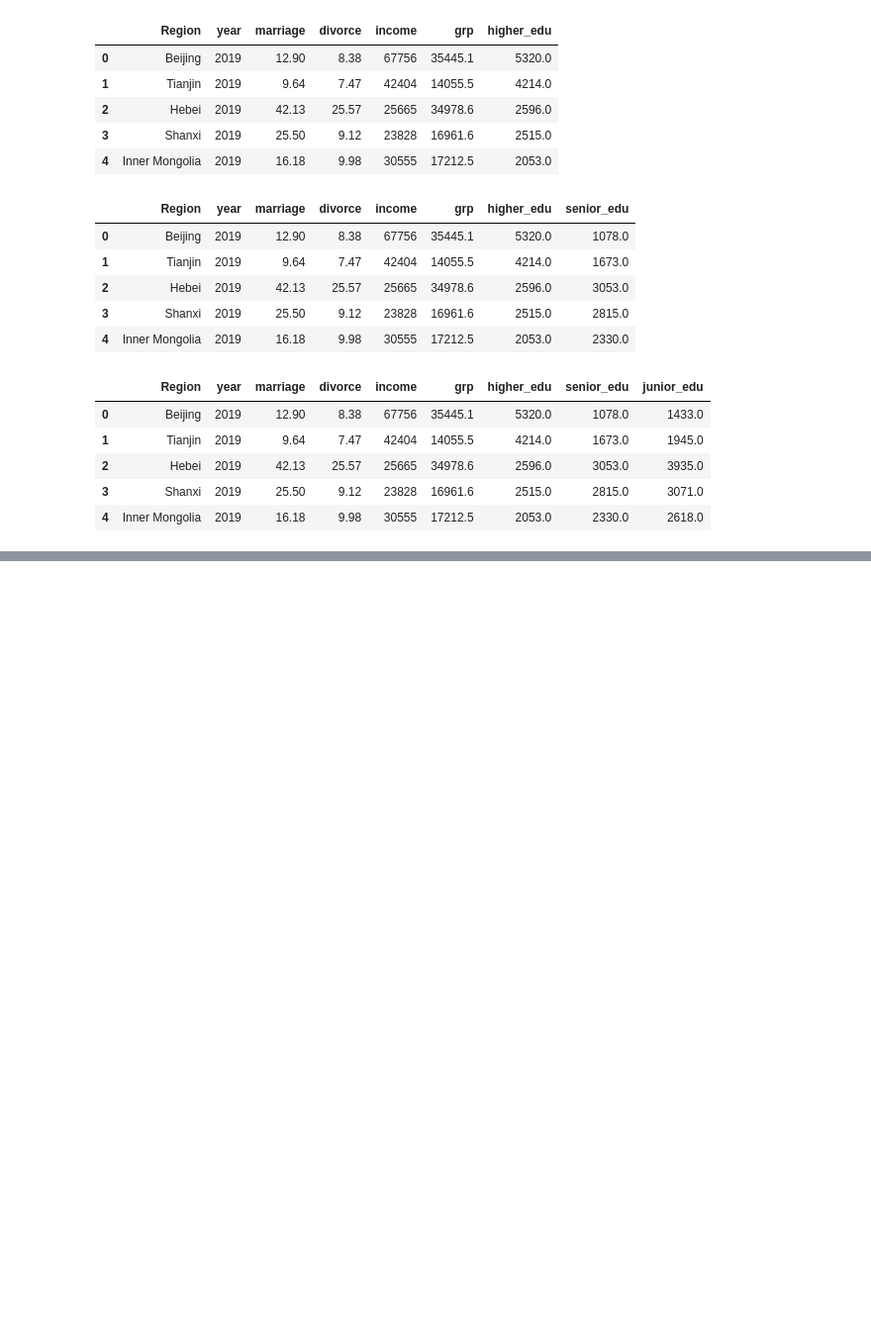
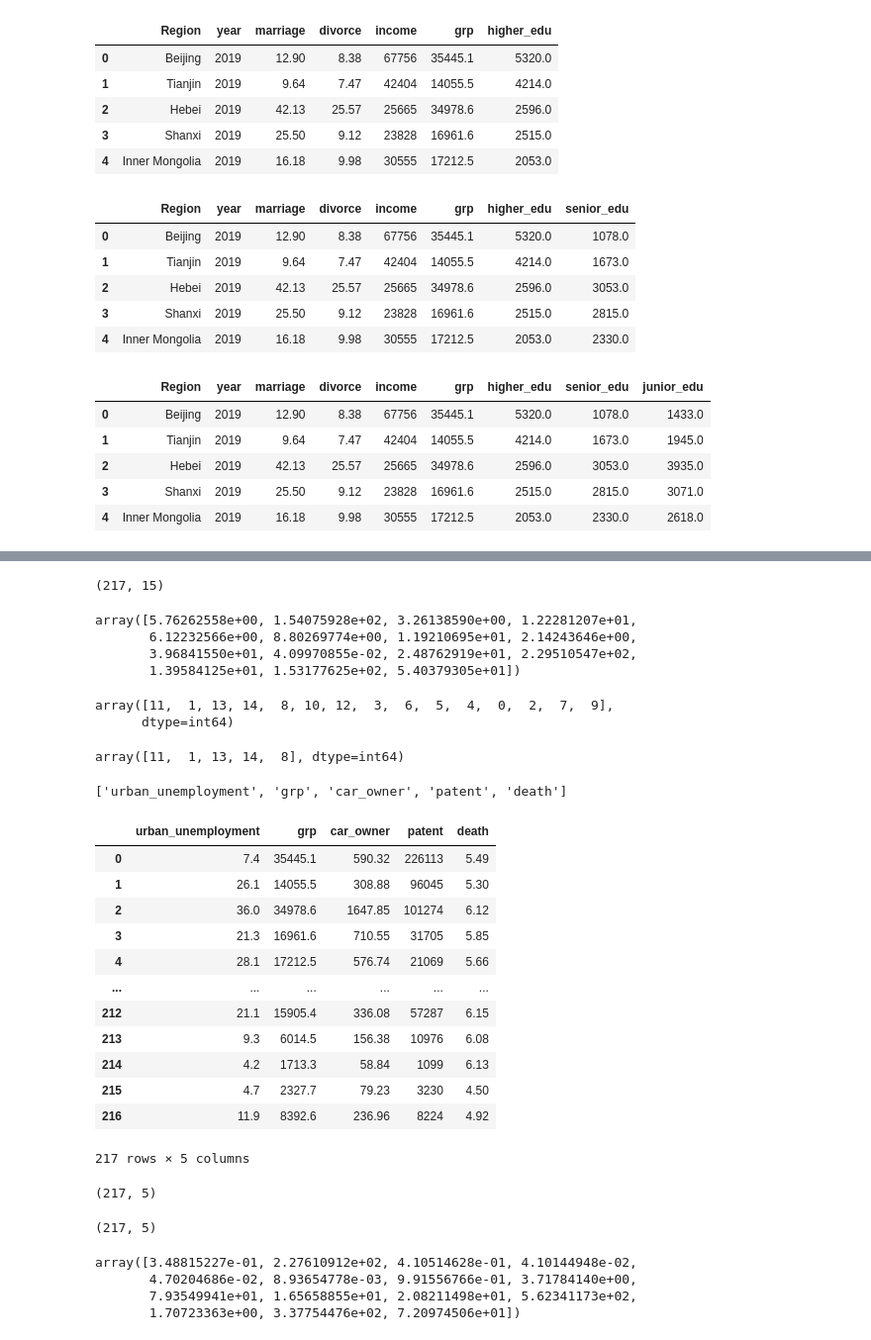
Before and after one commit to mexiliang/umich-591, a Jupyter notebook: Scatterplot.ipynb, the cells around one changed output, grey strips where cells are left out. Shown at 99% size. Drawn from its saved outputs; the diff is of its cells as text; code cells hidden in the pictures; blank space fills up the shorter version.

Commit message:
Updated notebook to include all analysis.

```diff
--- a/Scatterplot.ipynb
+++ b/Scatterplot.ipynb
@@ -823,0 +1031,7 @@ merged_df.to_csv('data/merged_data.csv', index=False)
+# %%
+k=5
+# define feature selection
+marriage_fs = SelectKBest(score_func=f_regression, k=k)
+# apply feature selection
+marriage_X_selected = marriage_fs.fit_transform(X_std, y_marriage)
+print(marriage_X_selected.shape)
@@ -823,0 +1044,68 @@ merged_df.to_csv('data/merged_data.csv', index=False)
+# %%
+X_std.shape
+# %% [output]
+(217, 15)
+# %%
+marriage_scores = marriage_fs.scores_
+marriage_scores
+# %% [output]
+array([5.76262558e+00, 1.54075928e+02, 3.26138590e+00, 1.22281207e+01,
+       6.12232566e+00, 8.80269774e+00, 1.19210695e+01, 2.14243646e+00,
+       3.96841550e+01, 4.09970855e-02, 2.48762919e+01, 2.29510547e+02,
+       1.39584125e+01, 1.53177625e+02, 5.40379305e+01])
+# %%
+marriage_sorted_scores = np.argsort(-marriage_fs.scores_)
+marriage_sorted_scores
+# %% [output]
+array([11,  1, 13, 14,  8, 10, 12,  3,  6,  5,  4,  0,  2,  7,  9],
+      dtype=int64)
+# %%
+# select columns indexes that exist in both before and after fitting
+# those are the columns we will keep since they are more important to our data analysis
+marriage_cols = marriage_sorted_scores[:k]
+marriage_cols
+# %% [output]
+array([11,  1, 13, 14,  8], dtype=int64)
+# %%
+# get the column names from the column indexes
+marriage_selected_vars = [explanatory_vars[col] for col in marriage_cols]
+marriage_selected_vars
+# %% [output]
+['urban_unemployment', 'grp', 'car_owner', 'patent', 'death']
+# %%
+X_new_marriage = X[marriage_selected_vars]
+X_new_marriage
+# %% [output]
+|  | urban_unemployment | grp | car_owner | patent | death |
+| 0 | 7.4 | 35445.1 | 590.32 | 226113 | 5.49 |
+| 1 | 26.1 | 14055.5 | 308.88 | 96045 | 5.30 |
+| 2 | 36.0 | 34978.6 | 1647.85 | 101274 | 6.12 |
+| 3 | 21.3 | 16961.6 | 710.55 | 31705 | 5.85 |
+| 4 | 28.1 | 17212.5 | 576.74 | 21069 | 5.66 |
+| ... | ... | ... | ... | ... | ... |
+| 212 | 21.1 | 15905.4 | 336.08 | 57287 | 6.15 |
+| 213 | 9.3 | 6014.5 | 156.38 | 10976 | 6.08 |
+| 214 | 4.2 | 1713.3 | 58.84 | 1099 | 6.13 |
+| 215 | 4.7 | 2327.7 | 79.23 | 3230 | 4.50 |
+| 216 | 11.9 | 8392.6 | 236.96 | 8224 | 4.92 |
+217 rows × 5 columns
+# %%
+# define feature selection
+divorce_fs = SelectKBest(score_func=f_regression, k=k)
+# apply feature selection
+divorce_X_selected = divorce_fs.fit_transform(X_std, y_divorce)
+print(divorce_X_selected.shape)
+# %% [output]
+(217, 5)
+# %%
+divorce_X_selected.shape
+# %% [output]
+(217, 5)
+# %%
+divorce_scores = divorce_fs.scores_
+divorce_scores
+# %% [output]
+array([3.48815227e-01, 2.27610912e+02, 4.10514628e-01, 4.10144948e-02,
+       4.70204686e-02, 8.93654778e-03, 9.91556766e-01, 3.71784140e+00,
+       7.93549941e+01, 1.65658855e+01, 2.08211498e+01, 5.62341173e+02,
+       1.70723363e+00, 3.37754476e+02, 7.20974506e+01])
```
Also changed, not shown: parts of 48 cells of this notebook.
